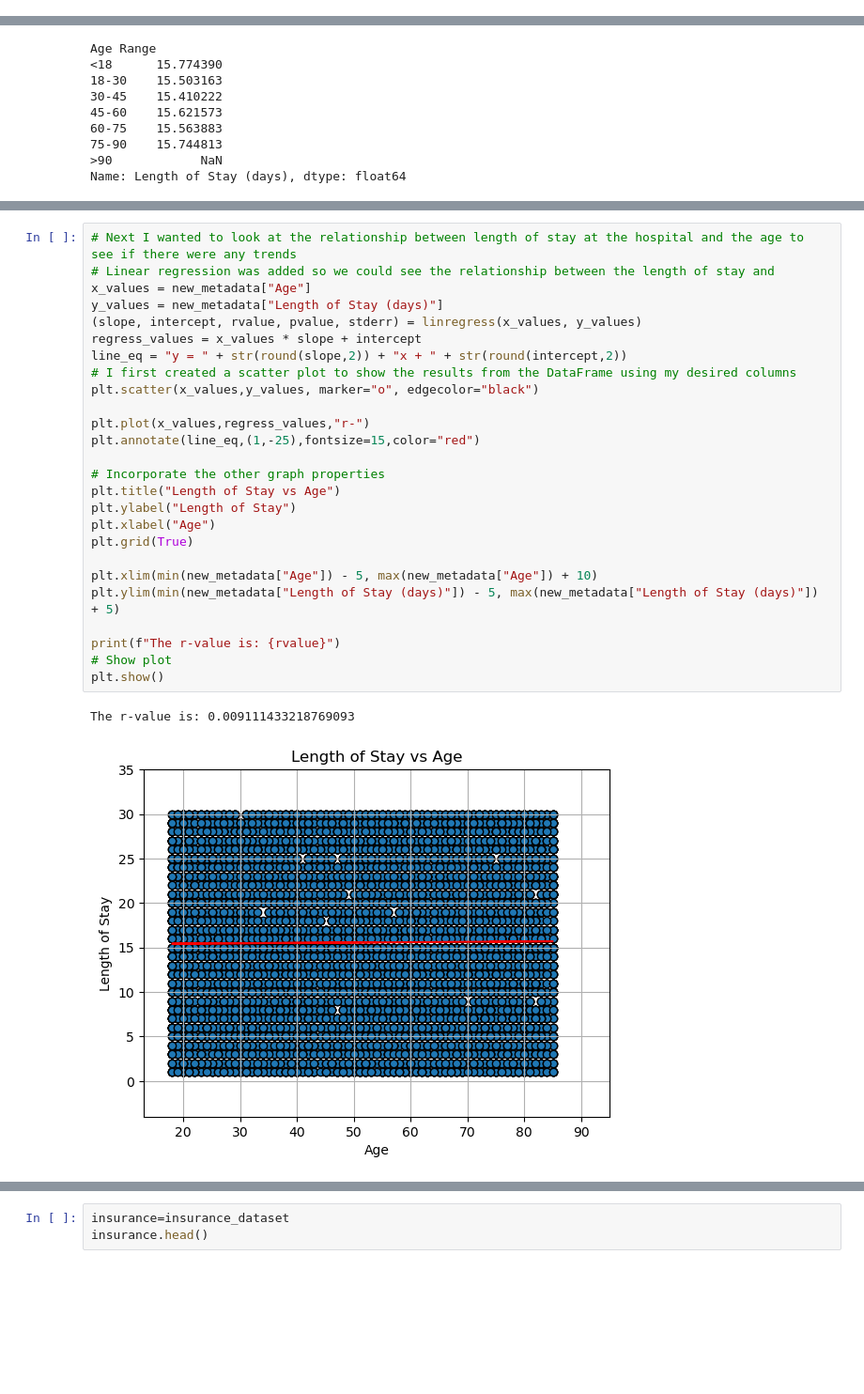
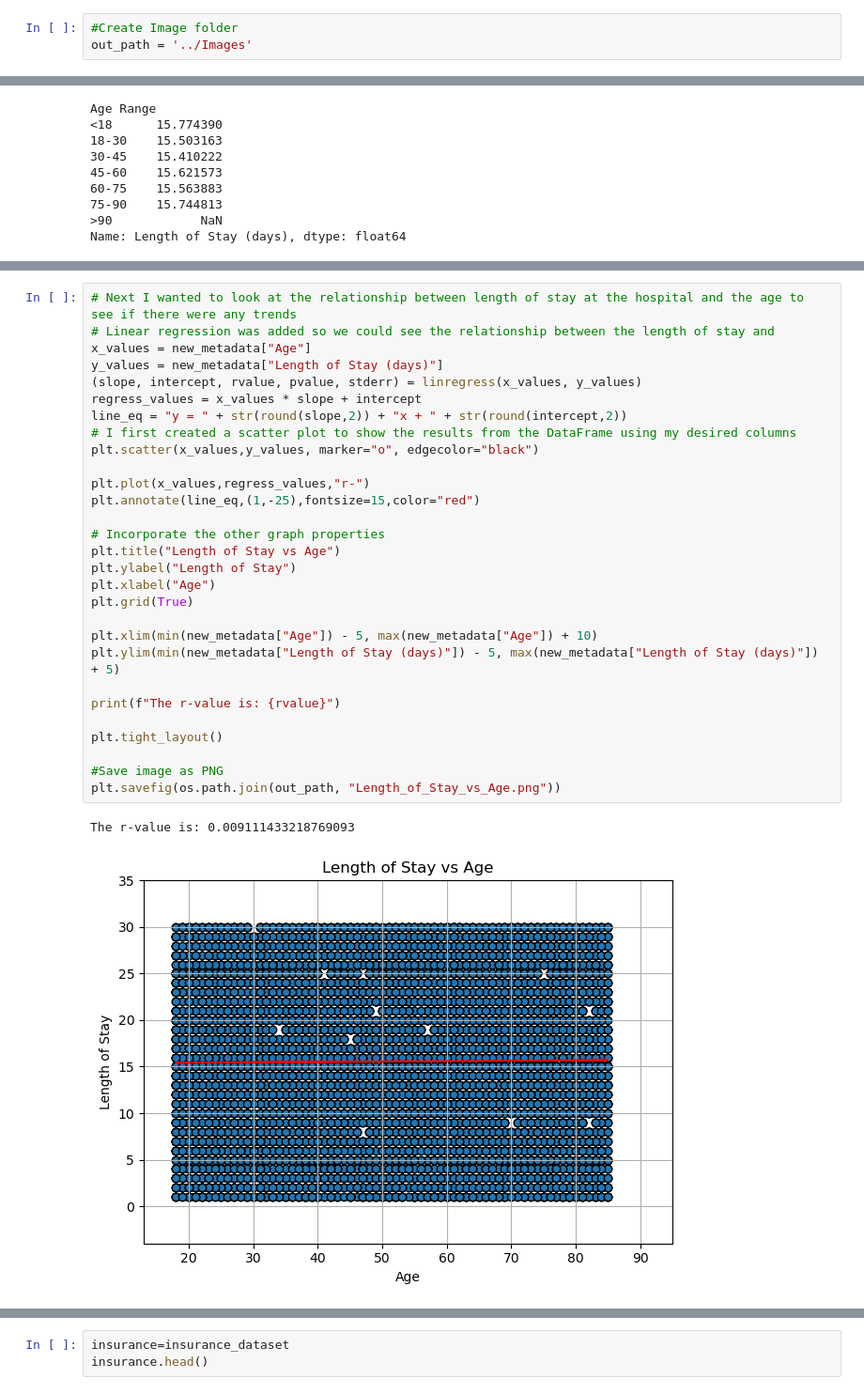
Before and after one commit to Handro4/Bootcamp-Project1, a Jupyter notebook: main.py/Healthcare.ipynb, the cells around one changed output, grey strips where cells are left out. Shown at 94% size. Drawn from its saved outputs; the diff is of its cells as text; blank space fills up the shorter version.

```diff
--- a/main.py/Healthcare.ipynb
+++ b/main.py/Healthcare.ipynb
@@ -88,4 +94,7 @@ Arthritis       1650
 Obesity         1628
 Diabetes        1623
 Name: count, dtype: int64
+# %%
+#Create Image folder
+out_path = '../Images'
 # %%
@@ -264,32 +285,35 @@ plt.show()
 # %%
 # Next I wanted to look at the relationship between length of stay at the hospital and the age to see if there were any trends
 # Linear regression was added so we could see the relationship between the length of stay and
 x_values = new_metadata["Age"]
 y_values = new_metadata["Length of Stay (days)"]
 (slope, intercept, rvalue, pvalue, stderr) = linregress(x_values, y_values)
 regress_values = x_values * slope + intercept
 line_eq = "y = " + str(round(slope,2)) + "x + " + str(round(intercept,2))
 # I first created a scatter plot to show the results from the DataFrame using my desired columns
 plt.scatter(x_values,y_values, marker="o", edgecolor="black")
 
 plt.plot(x_values,regress_values,"r-")
 plt.annotate(line_eq,(1,-25),fontsize=15,color="red")
 
 # Incorporate the other graph properties
 plt.title("Length of Stay vs Age")
 plt.ylabel("Length of Stay")
 plt.xlabel("Age")
 plt.grid(True)
 
 plt.xlim(min(new_metadata["Age"]) - 5, max(new_metadata["Age"]) + 10)
 plt.ylim(min(new_metadata["Length of Stay (days)"]) - 5, max(new_metadata["Length of Stay (days)"]) + 5)
 
 print(f"The r-value is: {rvalue}")
-# Show plot
-plt.show()
+
+plt.tight_layout()
+
+#Save image as PNG
+plt.savefig(os.path.join(out_path, "Length_of_Stay_vs_Age.png"))
 # %% [output]
 The r-value is: 0.009111433218769093
-[figure, old version]
+[figure, new version]
 # %%
 # I wanted to look at the relationship between length of stay and bill amount
 # Plotted the linear regression so that we could see what the correlation was
```
Also changed, not shown: parts of 19 cells of this notebook, 11 other files.
